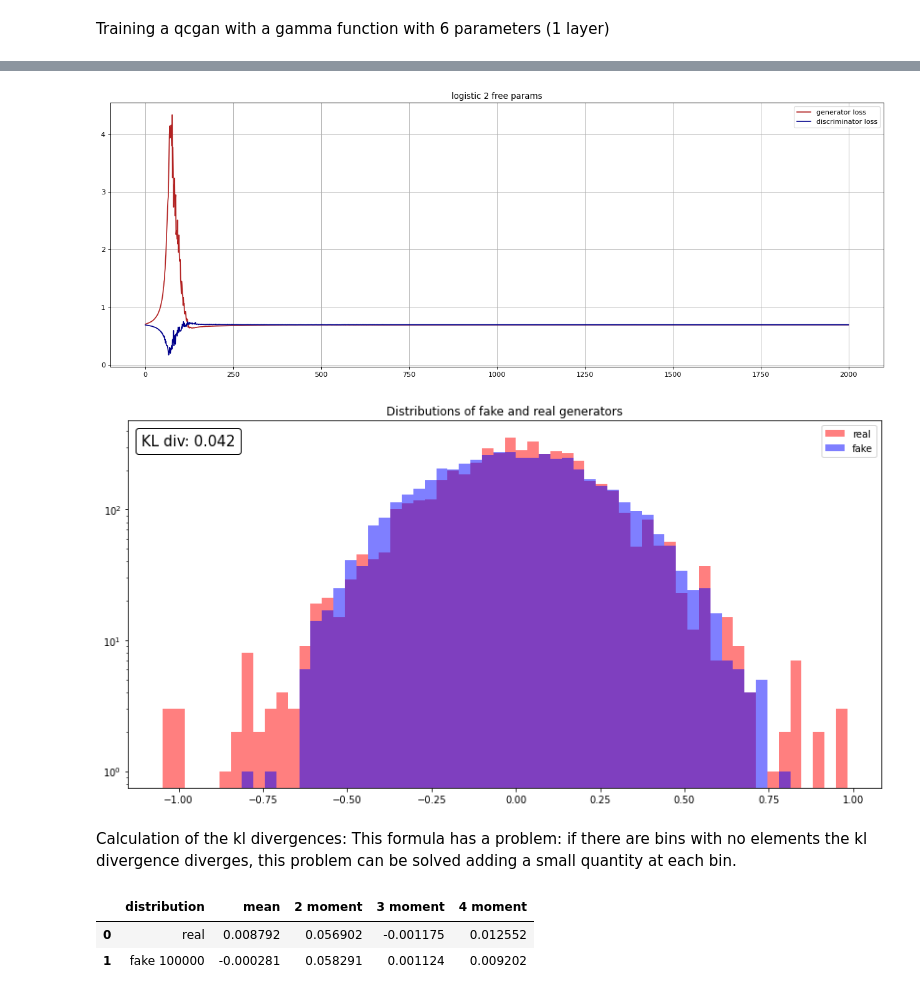
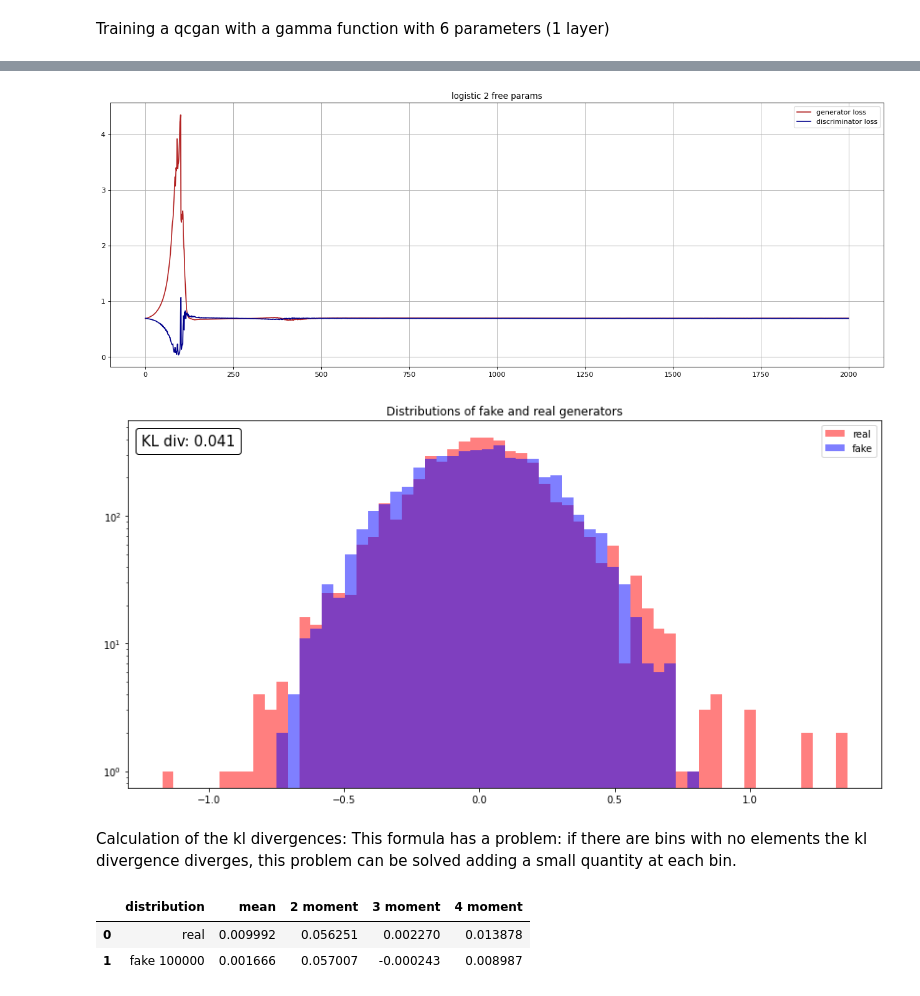
Before and after one commit to Edoardo-Pedicillo/Tesi_magistrale, a Jupyter notebook: logistic/logistic_2_params/qcgan_study_results.ipynb, the cells around one changed output, grey strips where cells are left out. Saved outputs shown, nothing was run; the diff lists cells and outputs as text; code cells hidden in the pictures.

```diff
--- a/logistic/logistic_2_params/qcgan_study_results.ipynb
+++ b/logistic/logistic_2_params/qcgan_study_results.ipynb
@@ -14,7 +19,7 @@ import pandas as pd
 # %%
 epochs=2000
-d_loss = np.loadtxt(f"dloss_1Dgamma_1_3_0_10000_128_0.1_{epochs}", delimiter=' ',)
-g_loss= np.loadtxt(f"gloss_1Dgamma_1_3_0_10000_128_0.1_{epochs}", delimiter=' ')
+d_loss = np.loadtxt(f"dloss_1Dlogistic_1_3_0_10000_128_0.1_{epochs}", delimiter=' ',)
+g_loss= np.loadtxt(f"gloss_1Dlogistic_1_3_0_10000_128_0.1_{epochs}", delimiter=' ')
 d_loss=d_loss[:10000]
 g_loss=g_loss[:10000]
 pyplot.figure(figsize=(20, 7), dpi=80)
@@ -25,7 +30,7 @@ pyplot.title("logistic 2 free params")
 pyplot.grid()
 pyplot.show()
 # %% [output]
-[figure, old version]
+[figure, new version]
 # %%
 def hamiltonian1():
         m0 = hamiltonians.Z(1).matrix
@@ -69,40 +74,40 @@ for l in range(layers):
 for q in range(nqubits):
     circuit.add(gates.RY(q, 0))
 
-params = np.loadtxt(f"PARAMS_1Dgamma_1_3_0_10000_128_0.1_{epochs}", delimiter=' ', unpack='true')
+params = np.loadtxt(f"PARAMS_1Dlogistic_1_3_0_10000_128_0.1_{epochs}", delimiter=' ', unpack='true')
 #print(params,epochs)
 params = tf.Variable(params)
 distributions=[]
 
 x_fake, y_fake = qc.generate_fake_samples(params, latent_dim, samples, circuit, nqubits, layers, hamiltonian1)
 
 #x_fake,_= qc2.generate_fake_samples(params, latent_dim, samples)
 fig, ax = pyplot.subplots(figsize = (14, 7))
 s=qc.generate_training_real_samples(samples)
 x_real, y_real = qc.generate_real_samples(samples, s, 3000)
 
 
 ax.set_yscale('log')
 nbins=60
 bins_real=pyplot.hist(x_real, color='red', bins=nbins,label='real', alpha=0.5)
 bins_fake=pyplot.hist(x_fake.numpy(), bins=bins_real[1],color='blue', label='fake', alpha=0.5)
 
 distributions.append(x_real)
 distributions.append(x_fake)
 
 pyplot.yscale('log')
 pyplot.legend()
 pyplot.title("Distributions of fake and real generators")
 
 ax=pyplot.gca()
 at = AnchoredText(
 f"KL div: {'%.3f' %kl_divergence(bins_real[0],bins_fake[0],epsilon=0.1)}", prop=dict(size=15), frameon=True, loc='upper left')
 at.patch.set_boxstyle("round,pad=0.,rounding_size=0.2")
 ax.add_artist(at)
 
 pyplot.show()
 # %% [output]
-[figure, old version]
+[figure, new version]
 # %% [markdown]
 Calculation of the kl divergences: This formula has a problem: if there are bins with no elements the kl divergence diverges, this problem can be solved adding a small quantity at each bin.
 # %%
@@ -122,6 +127,6 @@ moments = pd.DataFrame(
 display(moments)
 # %% [output]
 |  | distribution | mean | 2 moment | 3 moment | 4 moment |
-| 0 | real | 0.008792 | 0.056902 | -0.001175 | 0.012552 |
-| 1 | fake 100000 | -0.000281 | 0.058291 | 0.001124 | 0.009202 |
+| 0 | real | 0.009992 | 0.056251 | 0.002270 | 0.013878 |
+| 1 | fake 100000 | 0.001666 | 0.057007 | -0.000243 | 0.008987 |
 # %%
```
Also changed, not shown: parts of 2 cells of this notebook, 41 other files.
